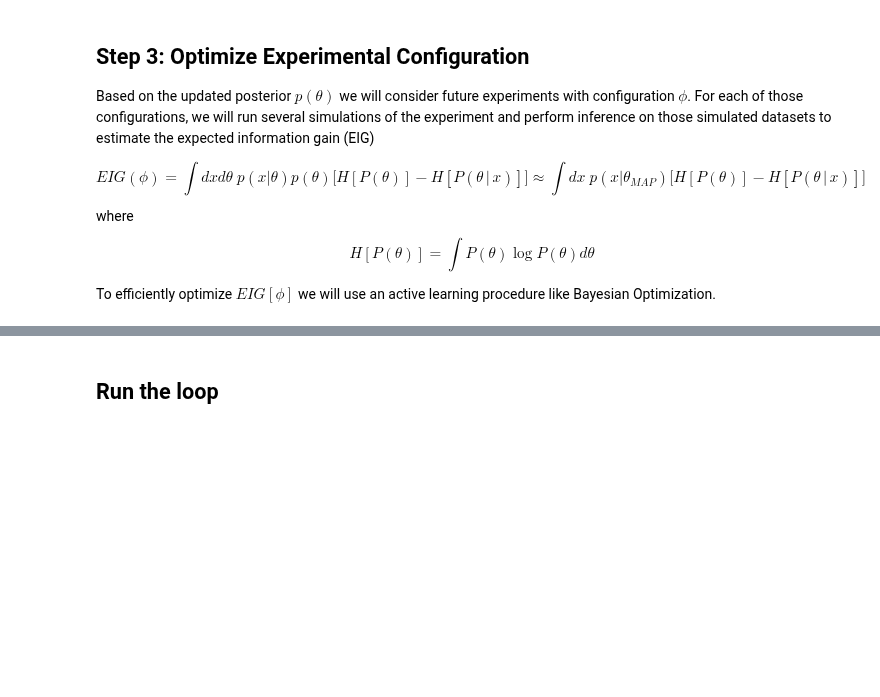
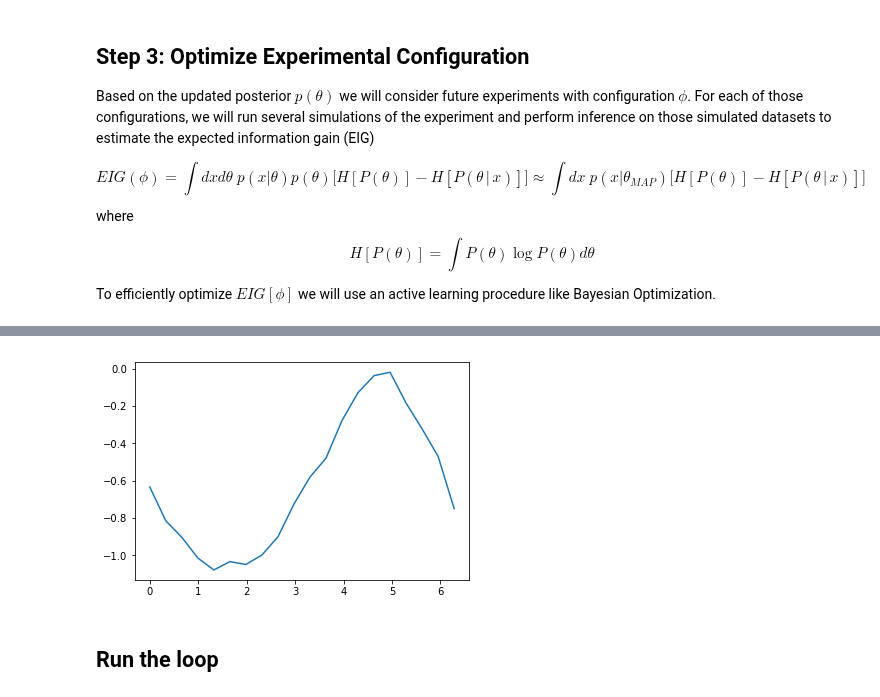
Before and after one commit to cranmer/active_sciencing, a Jupyter notebook: active_sciencing.ipynb, the cells around one changed output, grey strips where cells are left out. Cells and saved outputs as stored; diff of their text form; code cells hidden in the pictures; blank space fills up the shorter version.

```diff
--- a/active_sciencing.ipynb
+++ b/active_sciencing.ipynb
@@ -107,3 +132,11 @@ def expected_information_gain(phi, prior):
+# %%
+# initial phi = 1.5*np.pi
+phis = np.linspace(0., 2*np.pi, 20)
+eigs = [expected_information_gain(p, posterior) for p in phis]
+# %%
+plt.plot(phis, eigs);
+# %% [output]
+[figure, added]
 # %%
 #use scikit-optimize to optimize phi
 from skopt import gp_minimize
```
Also changed, not shown: parts of 11 cells of this notebook.
